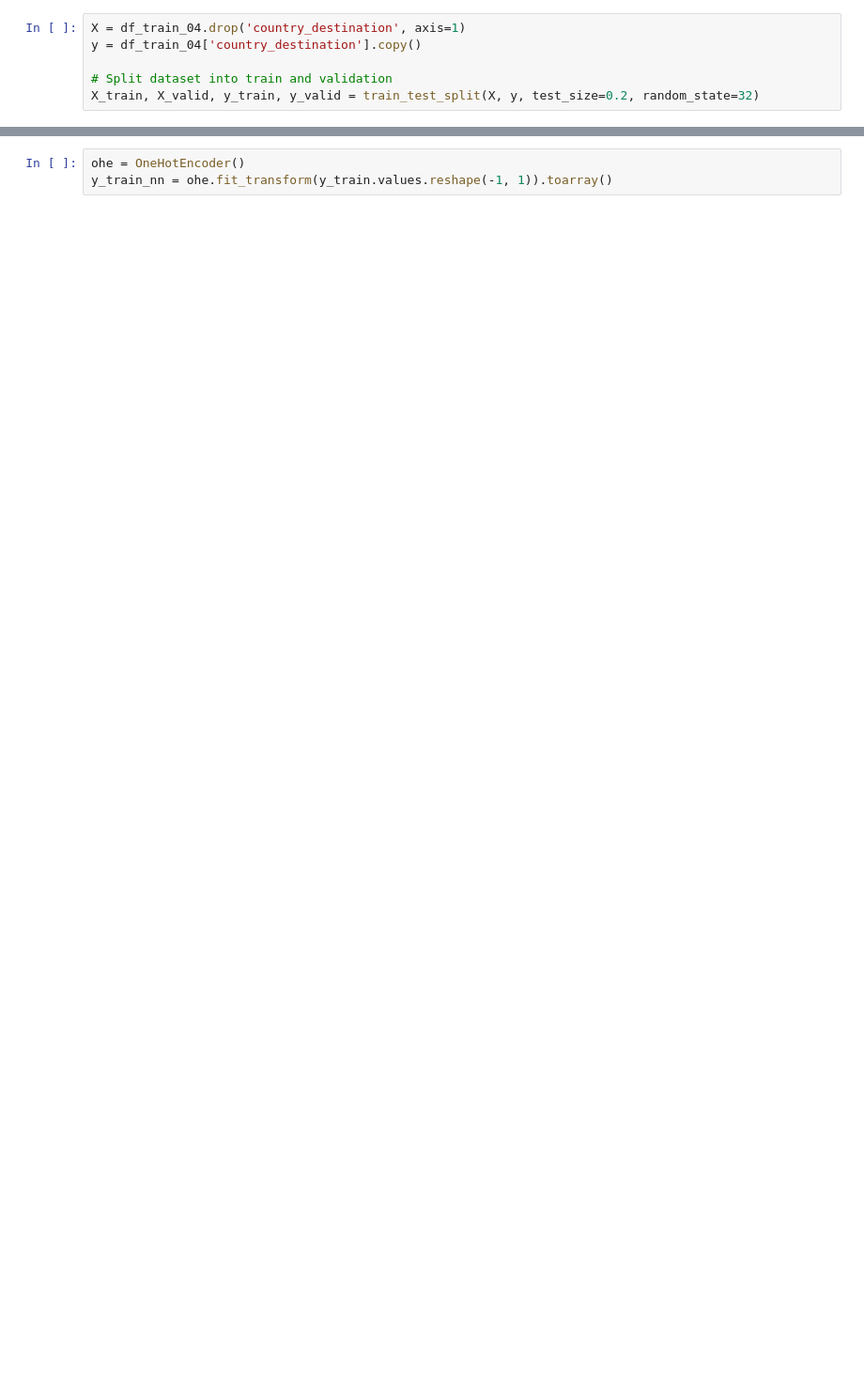
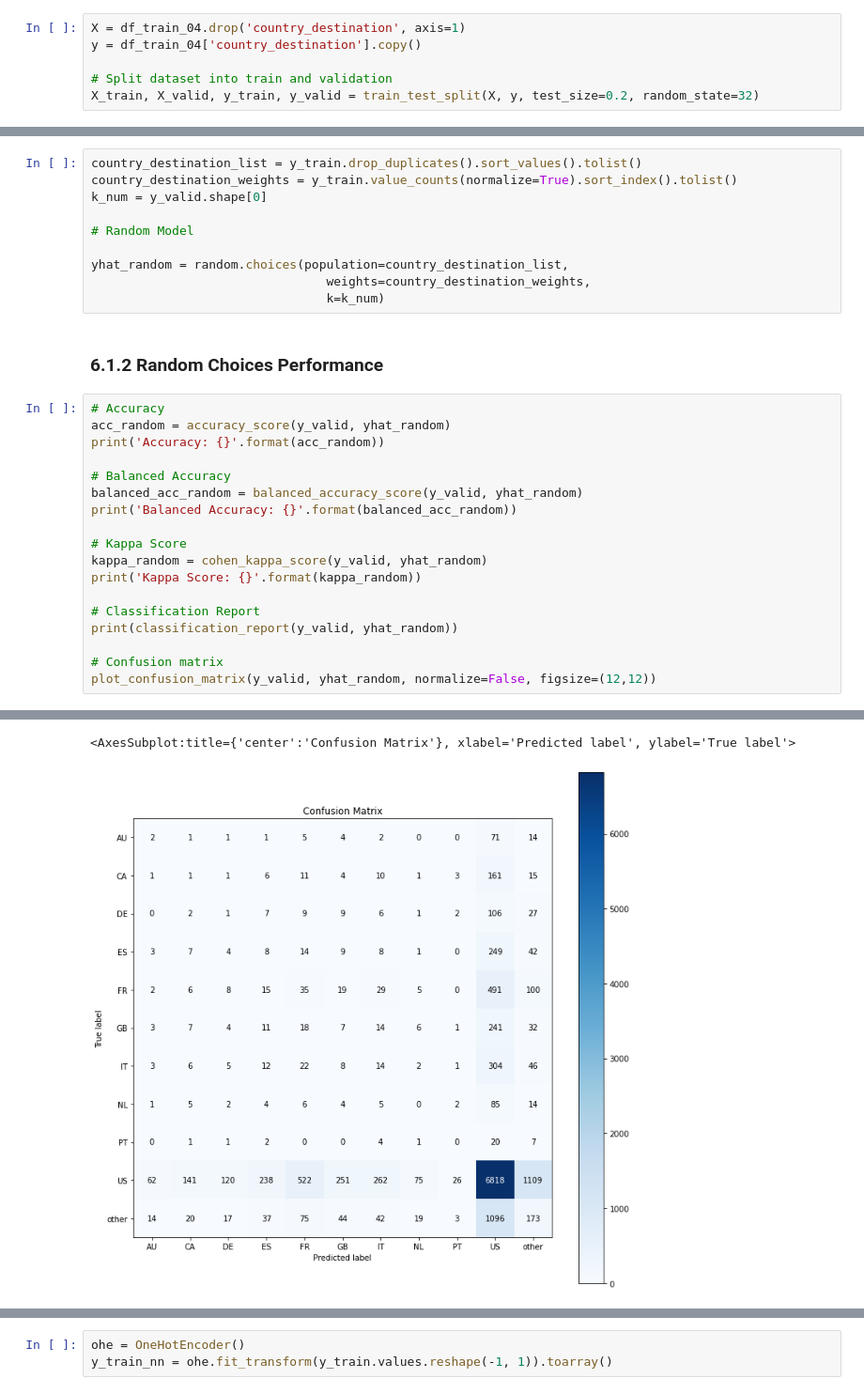
Before and after one commit to FabioCaffarello/airbnb-first-booking, a Jupyter notebook: 02-Notebooks/cycle01_airbnb_first_booking.ipynb, the cells around one changed output, grey strips where cells are left out. Shown: that part at 94% size. Saved outputs shown, nothing was run; the diff lists cells and outputs as text; blank space fills up the shorter version.

```diff
--- a/02-Notebooks/cycle01_airbnb_first_booking.ipynb
+++ b/02-Notebooks/cycle01_airbnb_first_booking.ipynb
@@ -228,0 +216,31 @@ X_train, X_valid, y_train, y_valid = train_test_split(X, y, test_size=0.2, rando
+# %%
+country_destination_list = y_train.drop_duplicates().sort_values().tolist()
+country_destination_weights = y_train.value_counts(normalize=True).sort_index().tolist()
+k_num = y_valid.shape[0]
+
+# Random Model
+
+yhat_random = random.choices(population=country_destination_list,
+                                weights=country_destination_weights,
+                                k=k_num)
+# %% [markdown]
+### 6.1.2 Random Choices Performance
+# %%
+# Accuracy
+acc_random = accuracy_score(y_valid, yhat_random)
+print('Accuracy: {}'.format(acc_random))
+
+# Balanced Accuracy
+balanced_acc_random = balanced_accuracy_score(y_valid, yhat_random)
+print('Balanced Accuracy: {}'.format(balanced_acc_random))
+
+# Kappa Score
+kappa_random = cohen_kappa_score(y_valid, yhat_random)
+print('Kappa Score: {}'.format(kappa_random))
+
+# Classification Report
+print(classification_report(y_valid, yhat_random))
+
+# Confusion matrix
+plot_confusion_matrix(y_valid, yhat_random, normalize=False, figsize=(12,12))
+# %% [output]
@@ -228,0 +267,2 @@ X_train, X_valid, y_train, y_valid = train_test_split(X, y, test_size=0.2, rando
+<AxesSubplot:title={'center':'Confusion Matrix'}, xlabel='Predicted label', ylabel='True label'>
+[figure, added]
```
Also changed, not shown: parts of 14 cells of this notebook.
